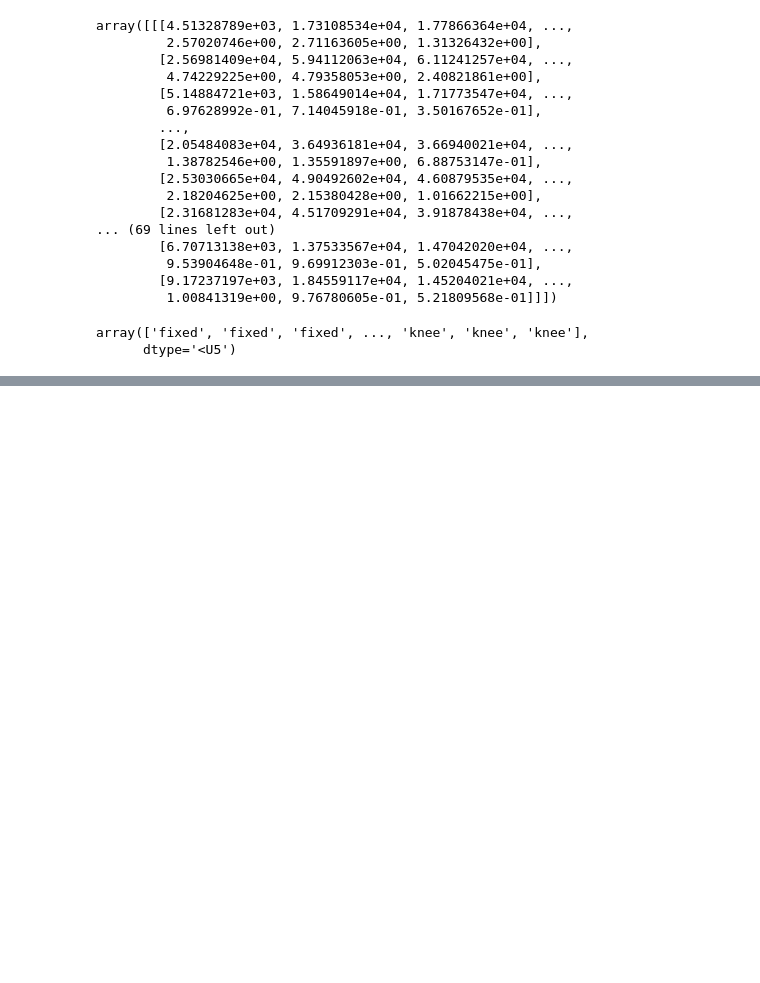
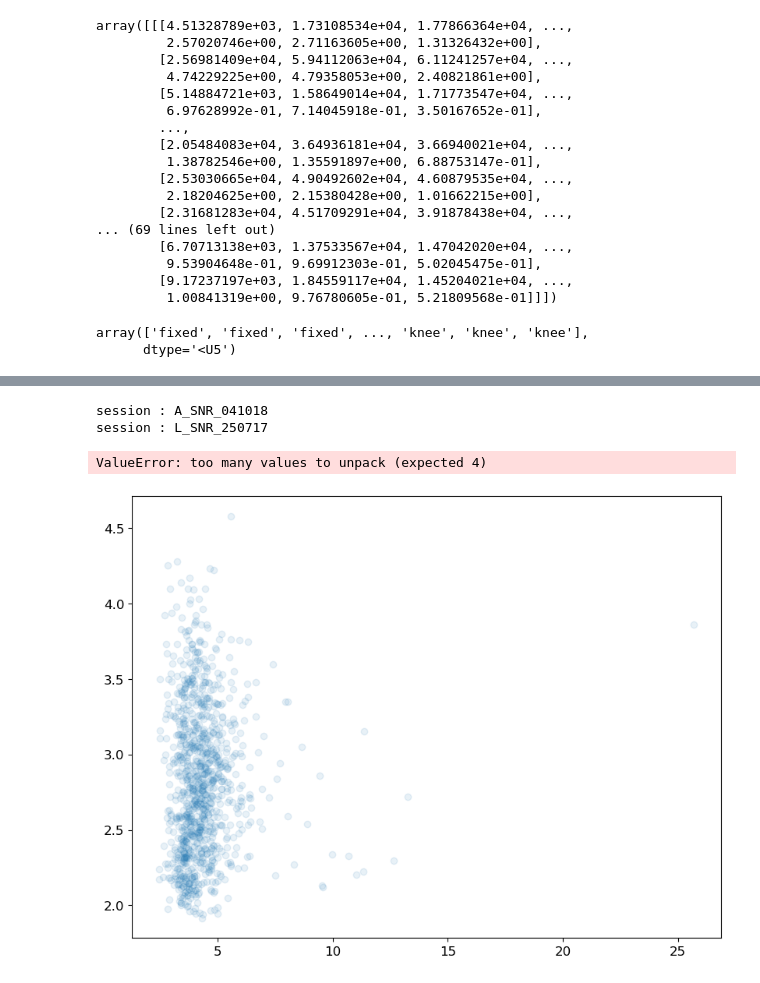
Before and after one commit to voytekresearch/v1_v4_1024_elec, a Jupyter notebook: notebooks/analysis/single_trial_parametrization.ipynb, the cells around one changed output, grey strips where cells are left out. Cells and saved outputs as stored; diff of their text form; code cells hidden in the pictures; blank space fills up the shorter version.

```diff
--- a/notebooks/analysis/single_trial_parametrization.ipynb
+++ b/notebooks/analysis/single_trial_parametrization.ipynb
@@ -79,0 +88,3 @@ array(['fixed', 'fixed', 'fixed', ..., 'knee', 'knee', 'knee'],
+# %%
+# load results
+data = pd.read_csv(r"E:\data\results\trial_psd_params_unbounded.csv")
@@ -79,0 +107,5 @@ array(['fixed', 'fixed', 'fixed', ..., 'knee', 'knee', 'knee'],
+# %%
+# get MUA data
+data_mua_df = pd.read_csv(r"G:\Shared drives\v1_v4_1024\data\results\mua_df.csv")
+data_mua_df = data_mua_df[(data_mua_df['session'] == "A_SNR_041018") | (data_mua_df['session'] == "L_SNR_250717")]
+data_mua_df
@@ -79,0 +132,28 @@ array(['fixed', 'fixed', 'fixed', ..., 'knee', 'knee', 'knee'],
+# %%
+for i_session, session in enumerate(SESSIONS[0::2]):
+    print(f"session : {session}")
+
+for epoch in ['pre', 'post']:
+    for aperiodic_mode in ['fixed', 'knee']:
+        for i_session, session in enumerate(SESSIONS[0::2]):
+            # get mua values
+            mua = data_mua_df[(data_mua_df["session"] == session) & (data_mua_df["epoch"] == epoch)].get(["mua"])
+
+            # get offset and exponent values
+            exponent = data[(data["session"] == session) & (data["epoch"] == epoch) & (data["ap_mode"] == aperiodic_mode) & (data["trial"] == 0)].get(["exponent"])
+            offset = data[(data["session"] == session) & (data["epoch"] == epoch) & (data["ap_mode"] == aperiodic_mode)].get(["offset"])
+
+            # plotting mua_vs_exp
+            if i_session == 0:
+                plot_regression(mua, exponent, title=f"{session} {epoch}", xlabel='MUA', ylabel='LFP offset', label=session, label_offset=0.2*i_session)
+            else:
+                ax = plt.gca()
+                plot_regression(mua, exponent, ax=ax, title=epoch, xlabel='log(MUA)', ylabel='LFP offset', label=session, label_offset=0.2*i_session)
+
+        # save
+        plt.savefig(fr"{DIR_FIG}\mua_exp_{epoch}_{aperiodic_mode}.png")
+# %% [output]
+session : A_SNR_041018
+session : L_SNR_250717
+ValueError: too many values to unpack (expected 4)
+[figure, added]
```
Also changed, not shown: parts of 14 cells of this notebook, 2 other files.
